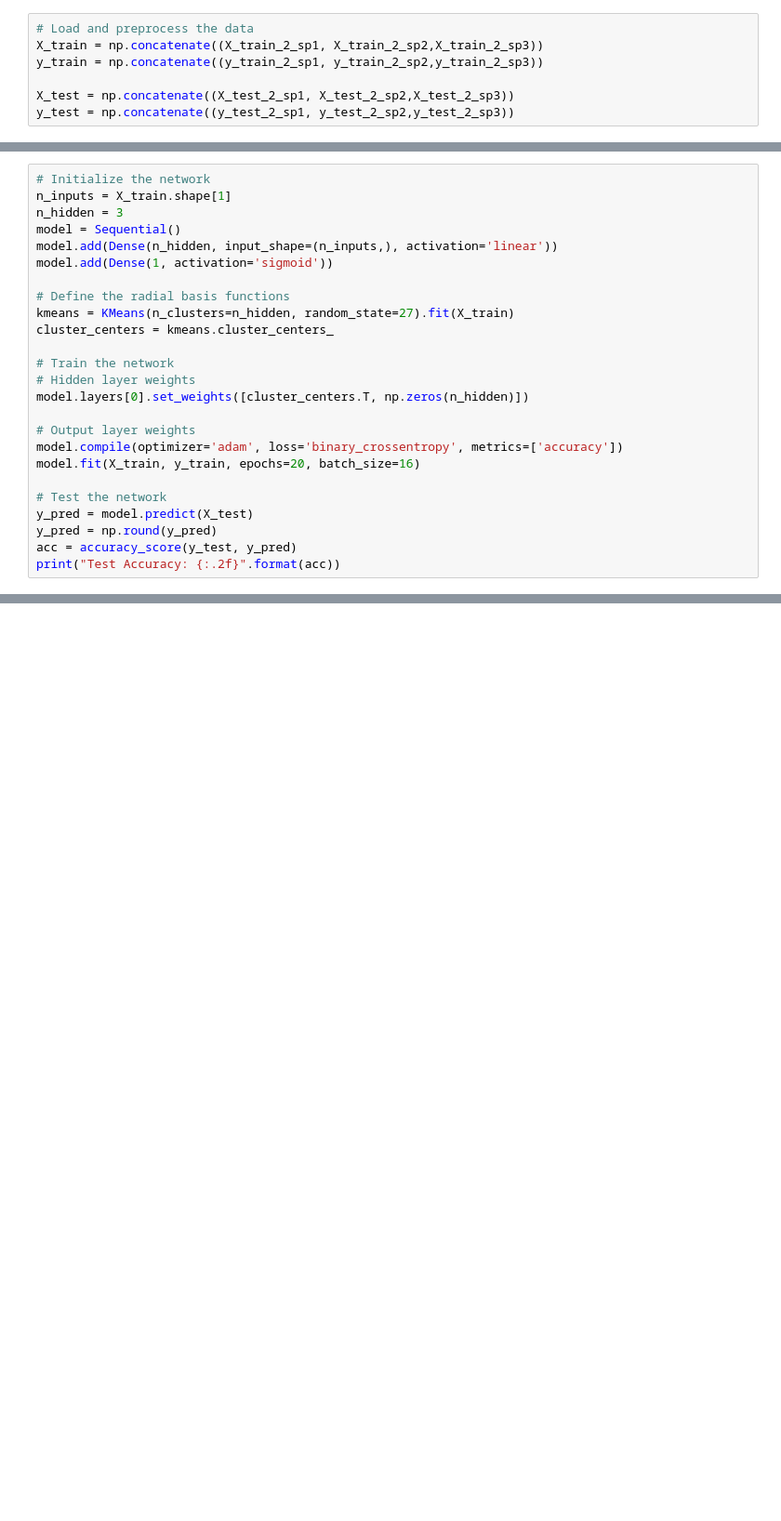
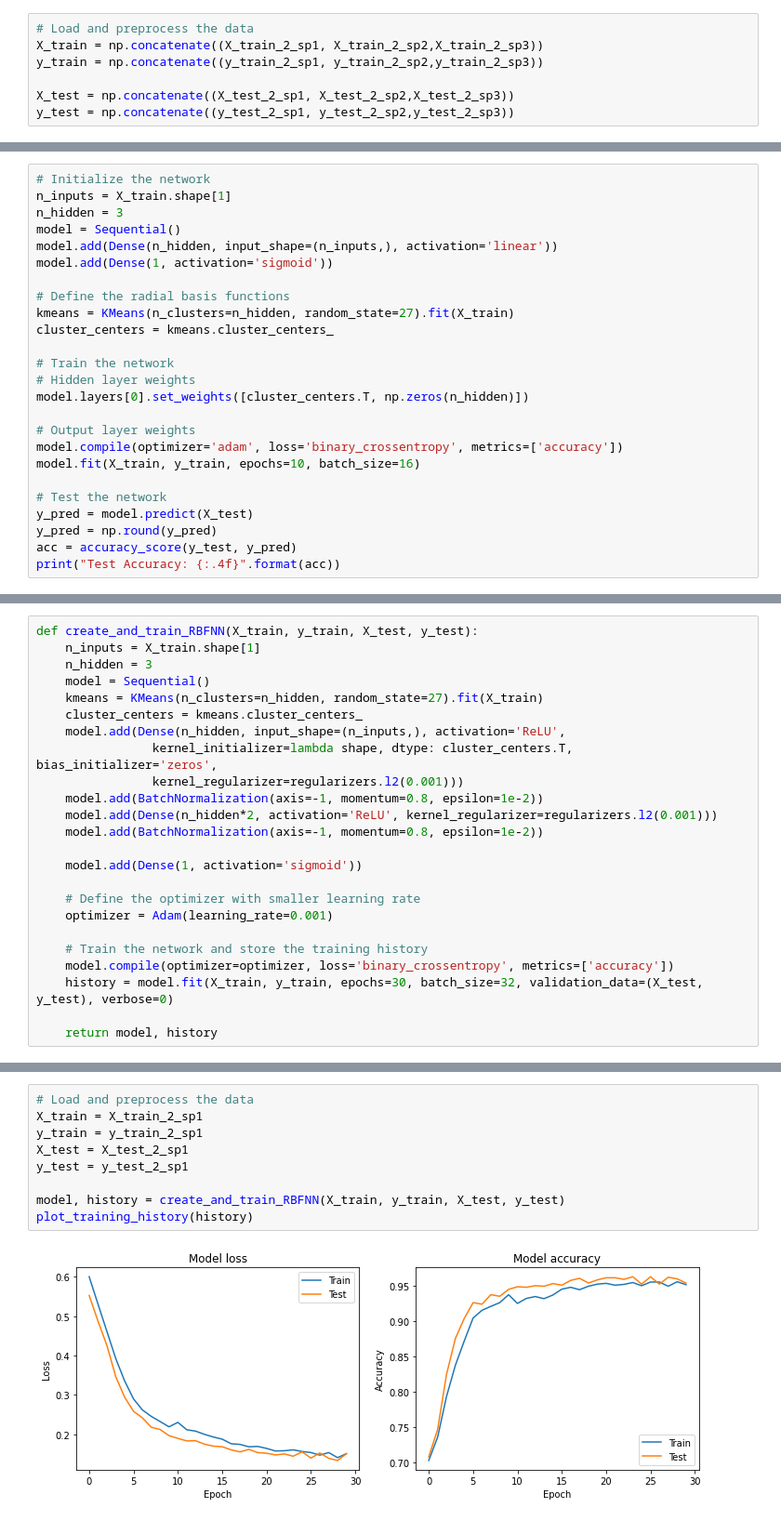
Before and after one commit to melihkurtaran/MachineLearning, a Jupyter notebook: FFNN&RBFNN/FFNN&RBFNN.ipynb, the cells around one changed output, grey strips where cells are left out. Shown at 93% size. Drawn from its saved outputs; the diff is of its cells as text; blank space fills up the shorter version.

```diff
--- a/FFNN&RBFNN/FFNN&RBFNN.ipynb
+++ b/FFNN&RBFNN/FFNN&RBFNN.ipynb
@@ -687,11 +694,11 @@ model.layers[0].set_weights([cluster_centers.T, np.zeros(n_hidden)])
 
 # Output layer weights
 model.compile(optimizer='adam', loss='binary_crossentropy', metrics=['accuracy'])
-model.fit(X_train, y_train, epochs=20, batch_size=16)
+model.fit(X_train, y_train, epochs=10, batch_size=16)
 
 # Test the network
 y_pred = model.predict(X_test)
 y_pred = np.round(y_pred)
 acc = accuracy_score(y_test, y_pred)
-print("Test Accuracy: {:.2f}".format(acc))
+print("Test Accuracy: {:.4f}".format(acc))
 # %% [output]
@@ -714,0 +1114,24 @@ Test Accuracy: 0.93
+# %%
+def create_and_train_RBFNN(X_train, y_train, X_test, y_test):
+    n_inputs = X_train.shape[1]
+    n_hidden = 3
+    model = Sequential()
+    kmeans = KMeans(n_clusters=n_hidden, random_state=27).fit(X_train)
+    cluster_centers = kmeans.cluster_centers_
+    model.add(Dense(n_hidden, input_shape=(n_inputs,), activation='ReLU',
+                kernel_initializer=lambda shape, dtype: cluster_centers.T, bias_initializer='zeros',
+                kernel_regularizer=regularizers.l2(0.001)))
+    model.add(BatchNormalization(axis=-1, momentum=0.8, epsilon=1e-2))
+    model.add(Dense(n_hidden*2, activation='ReLU', kernel_regularizer=regularizers.l2(0.001)))
+    model.add(BatchNormalization(axis=-1, momentum=0.8, epsilon=1e-2))
+
+    model.add(Dense(1, activation='sigmoid'))
+
+    # Define the optimizer with smaller learning rate
+    optimizer = Adam(learning_rate=0.001)
+
+    # Train the network and store the training history
+    model.compile(optimizer=optimizer, loss='binary_crossentropy', metrics=['accuracy'])
+    history = model.fit(X_train, y_train, epochs=30, batch_size=32, validation_data=(X_test, y_test), verbose=0)
+
+    return model, history
@@ -714,0 +1199,11 @@ Test Accuracy: 0.93
+# %%
+# Load and preprocess the data
+X_train = X_train_2_sp1
+y_train = y_train_2_sp1
+X_test = X_test_2_sp1
+y_test = y_test_2_sp1
+
+model, history = create_and_train_RBFNN(X_train, y_train, X_test, y_test)
+plot_training_history(history)
+# %% [output]
+[figure, added]
```
Also changed, not shown: parts of 44 cells of this notebook.
